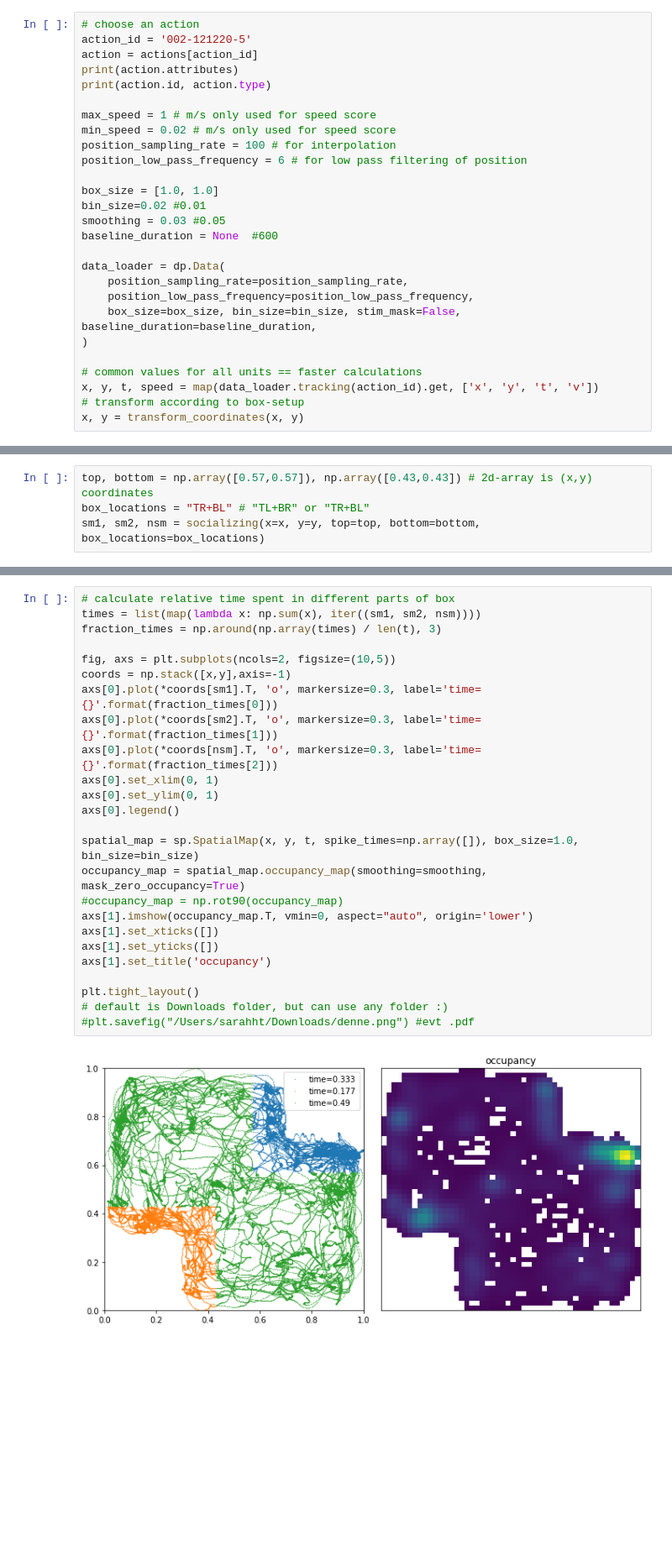
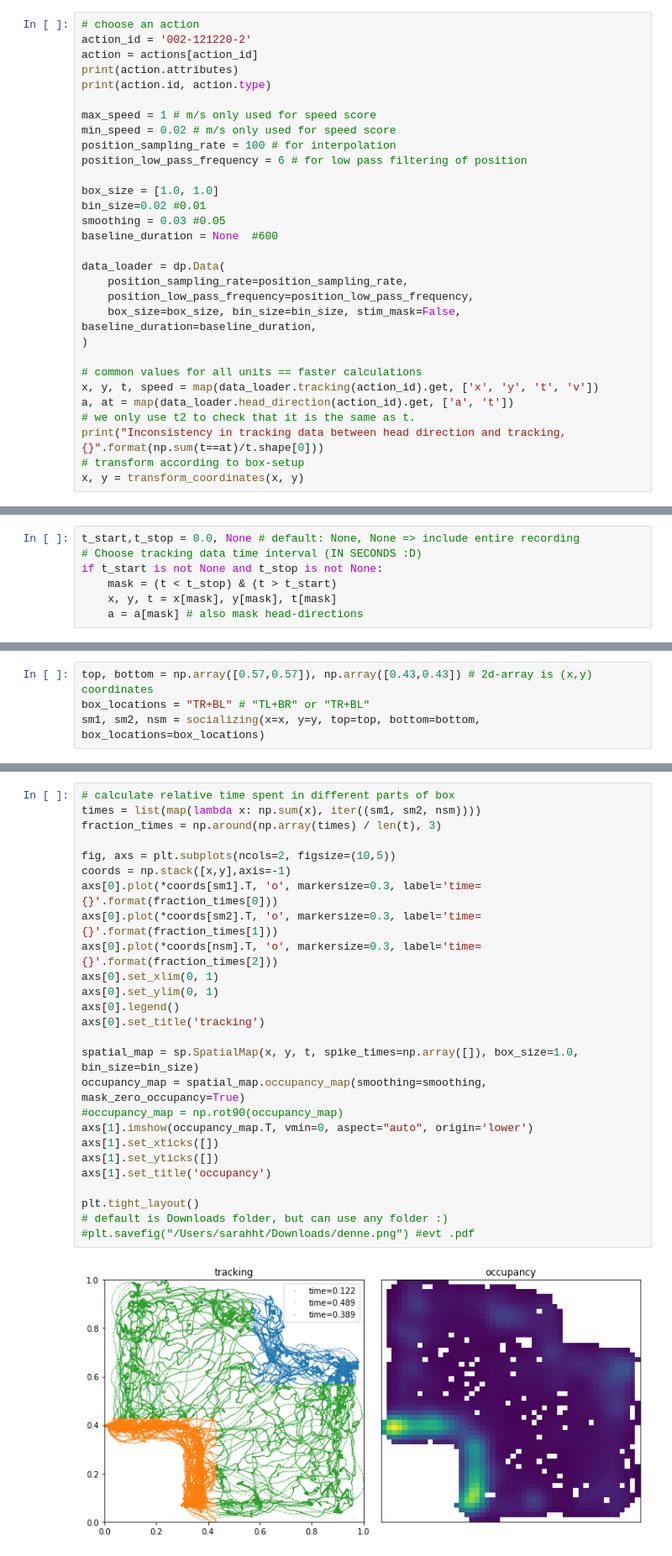
Before and after one commit to CINPLA/cinpla-base, a Jupyter notebook: notebooks/000-annotate-social-interactions-visualisation.ipynb, the cells around one changed output, grey strips where cells are left out. Shown: that part at 84% size. Drawn from its saved outputs; the diff is of its cells as text; blank space fills up the shorter version.

```diff
--- a/notebooks/000-annotate-social-interactions-visualisation.ipynb
+++ b/notebooks/000-annotate-social-interactions-visualisation.ipynb
@@ -75,6 +78,6 @@ def socializing(x, y, top, bottom, box_locations="TL+BR"):
 # %%
 # choose an action
-action_id = '002-121220-5'
+action_id = '002-121220-2'
 action = actions[action_id]
 print(action.attributes)
 print(action.id, action.type)
@@ -97,6 +100,9 @@ data_loader = dp.Data(
 
 # common values for all units == faster calculations
 x, y, t, speed = map(data_loader.tracking(action_id).get, ['x', 'y', 't', 'v'])
+a, at = map(data_loader.head_direction(action_id).get, ['a', 't'])
+# we only use t2 to check that it is the same as t.
+print("Inconsistency in tracking data between head direction and tracking, {}".format(np.sum(t==at)/t.shape[0]))
 # transform according to box-setup
 x, y = transform_coordinates(x, y)
 # %% [output]
@@ -104,0 +114,7 @@ x, y = transform_coordinates(x, y)
+# %%
+t_start,t_stop = 0.0, None # default: None, None => include entire recording
+# Choose tracking data time interval (IN SECONDS :D)
+if t_start is not None and t_stop is not None:
+    mask = (t < t_stop) & (t > t_start)
+    x, y, t = x[mask], y[mask], t[mask]
+    a = a[mask] # also mask head-directions
@@ -109,27 +129,28 @@ sm1, sm2, nsm = socializing(x=x, y=y, top=top, bottom=bottom, box_locations=box_
 # %%
 # calculate relative time spent in different parts of box
 times = list(map(lambda x: np.sum(x), iter((sm1, sm2, nsm))))
 fraction_times = np.around(np.array(times) / len(t), 3)
 
 fig, axs = plt.subplots(ncols=2, figsize=(10,5))
 coords = np.stack([x,y],axis=-1)
 axs[0].plot(*coords[sm1].T, 'o', markersize=0.3, label='time={}'.format(fraction_times[0]))
 axs[0].plot(*coords[sm2].T, 'o', markersize=0.3, label='time={}'.format(fraction_times[1]))
 axs[0].plot(*coords[nsm].T, 'o', markersize=0.3, label='time={}'.format(fraction_times[2]))
 axs[0].set_xlim(0, 1)
 axs[0].set_ylim(0, 1)
 axs[0].legend()
+axs[0].set_title('tracking')
 
 spatial_map = sp.SpatialMap(x, y, t, spike_times=np.array([]), box_size=1.0, bin_size=bin_size)
 occupancy_map = spatial_map.occupancy_map(smoothing=smoothing, mask_zero_occupancy=True)
 #occupancy_map = np.rot90(occupancy_map)
 axs[1].imshow(occupancy_map.T, vmin=0, aspect="auto", origin='lower')
 axs[1].set_xticks([])
 axs[1].set_yticks([])
 axs[1].set_title('occupancy')
 
 plt.tight_layout()
 # default is Downloads folder, but can use any folder :)
 #plt.savefig("/Users/sarahht/Downloads/denne.png") #evt .pdf
 # %% [output]
-[figure, old version]
+[figure, new version]
```
Also changed, not shown: parts of 9 cells of this notebook.
